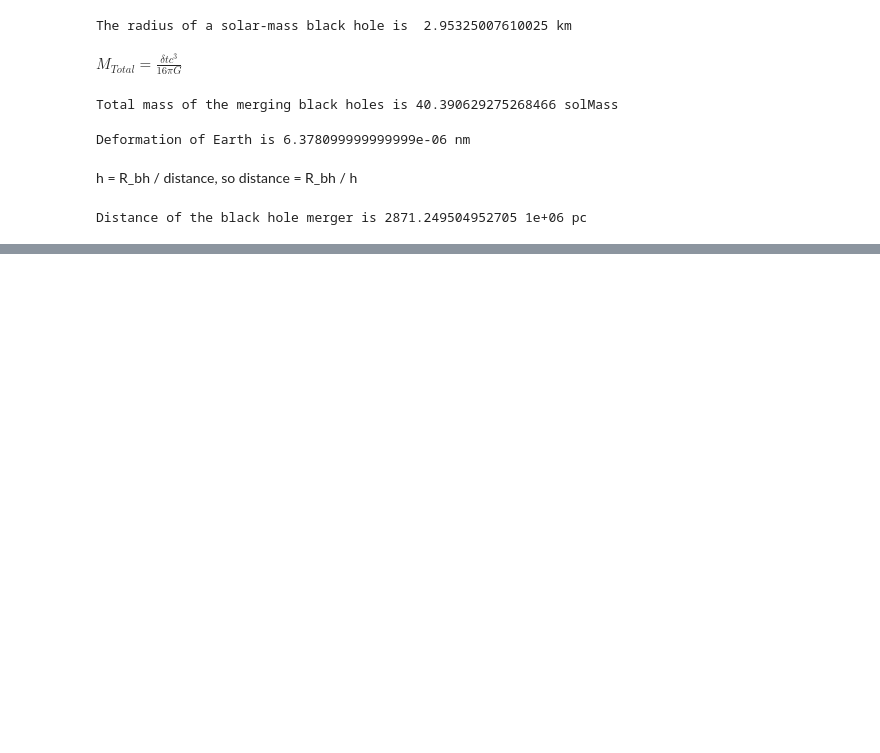
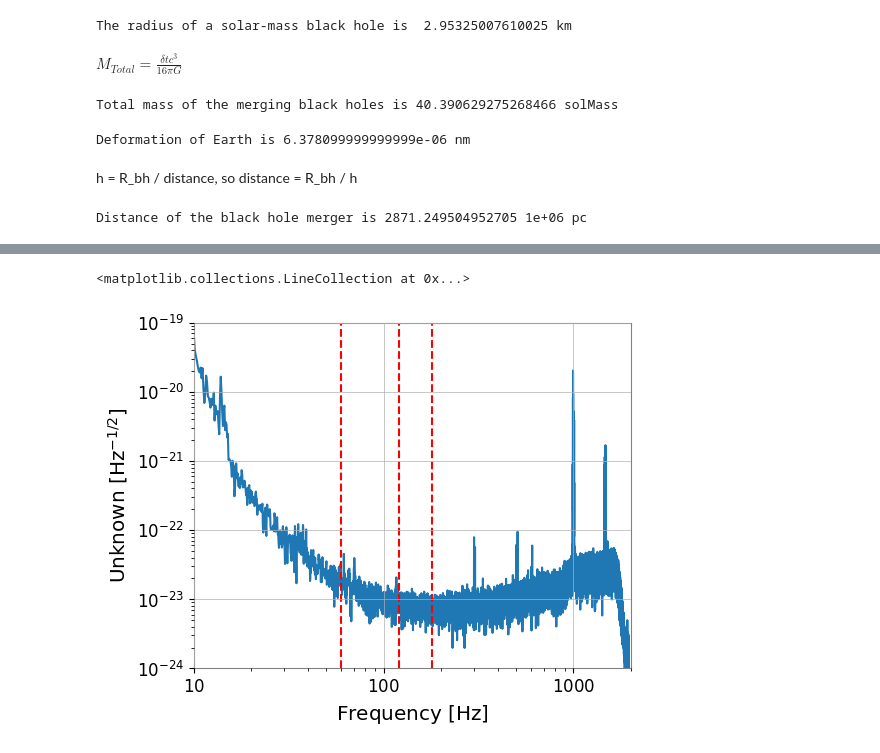
Before and after one commit to NireAstro/1221-dark-matter, a Jupyter notebook: Gravitational_Waves.ipynb, the cells around one changed output, grey strips where cells are left out. Cells and saved outputs as stored; diff of their text form; code cells hidden in the pictures; blank space fills up the shorter version.

```diff
--- a/Gravitational_Waves.ipynb
+++ b/Gravitational_Waves.ipynb
@@ -37,0 +62,18 @@ Distance of the black hole merger is 2871.249504952705 1e+06 pc
+# %%
+t0 = 1187008882.4
+
+from gwpy.timeseries import TimeSeries
+hdata = TimeSeries.fetch_open_data('H1', t0 - 16, t0 + 16)
+# %%
+fig2 = hdata.asd(fftlength=8).plot()
+
+plt.xlim(10,2000)
+ymin = 1e-24
+ymax = 1e-19
+plt.ylim(ymin, ymax)
+plt.vlines(60, ymin, ymax, linestyle="dashed", color="red")
+plt.vlines(120, ymin, ymax, linestyle="dashed", color="red")
+plt.vlines(180, ymin, ymax, linestyle="dashed", color="red")
+# %% [output]
+<matplotlib.collections.LineCollection at 0x...>
+[figure, added]
```
Also changed, not shown: parts of 36 cells of this notebook.
